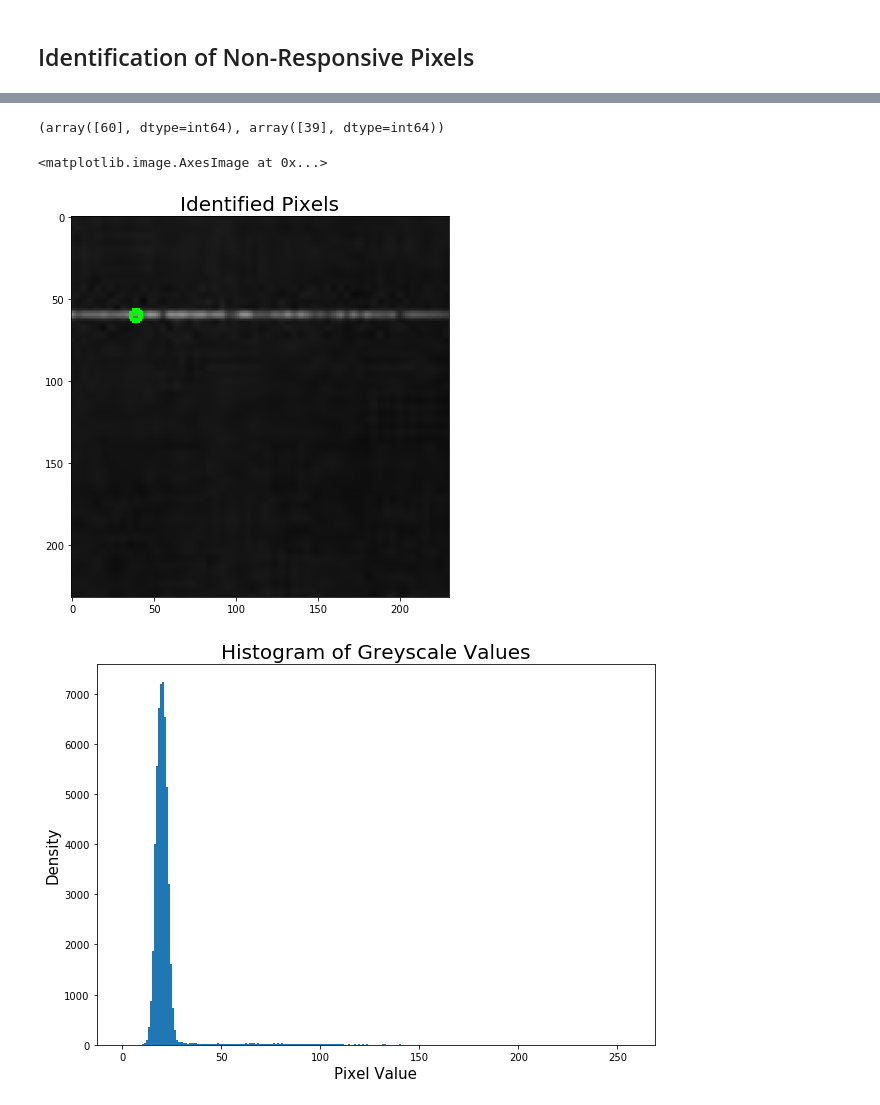
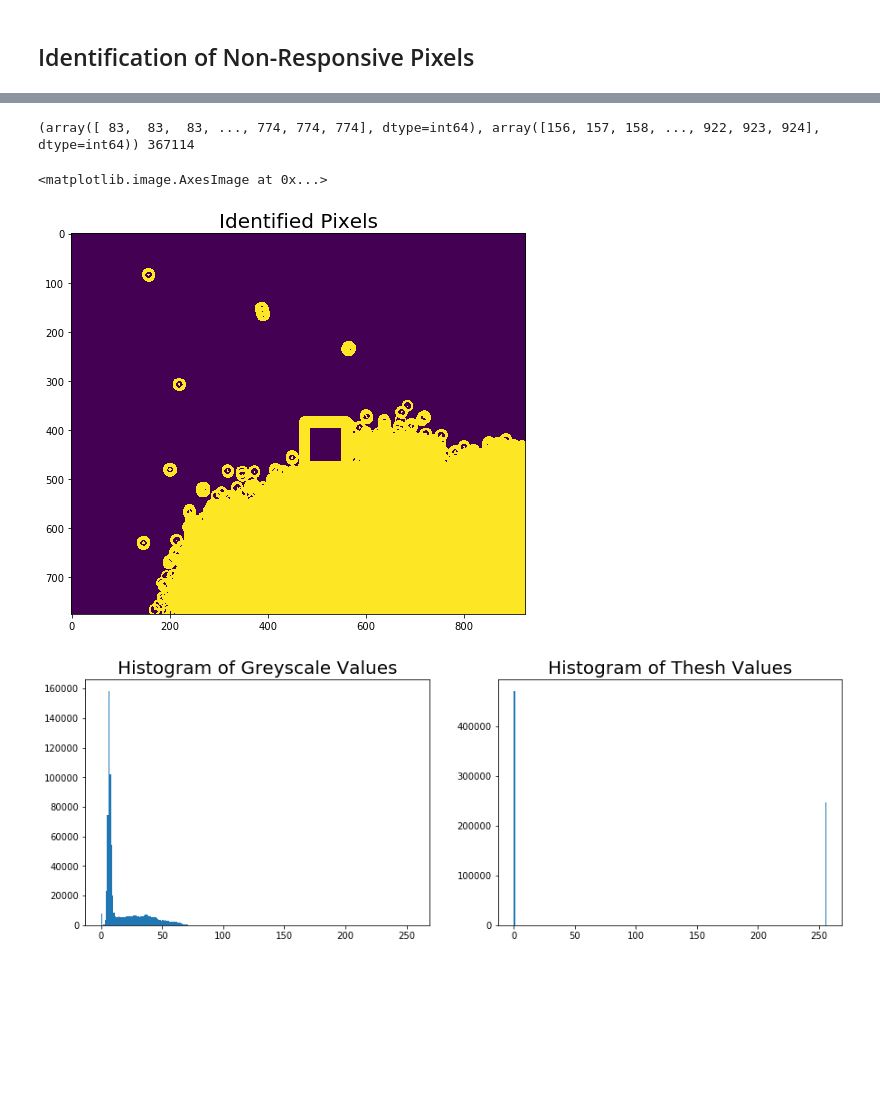
Before and after one commit to acox101010/Image_Analysis_tools, a Jupyter notebook: Non-ResponsivePixels.ipynb, the cells around one changed output, grey strips where cells are left out. Cells and saved outputs as stored; diff of their text form; code cells hidden in the pictures; blank space fills up the shorter version.

Commit message:
Add files via upload
updated with Otsus thresholding

```diff
--- a/Non-ResponsivePixels.ipynb
+++ b/Non-ResponsivePixels.ipynb
@@ -30,0 +31,5 @@ plt.show()
+# %%
+cr_roi = img_blr[0:775, 375:1300]
+f, ax = plt.subplots(1,1,figsize=(10,7))
+plt.title('Cropped Image', fontdict=None, loc='center', pad=None, fontsize = 20)
+plt.imshow(cr_roi) #plot last image with all points
@@ -30,0 +48,6 @@ plt.show()
+# %%
+#Set determined crosshair area to 0
+cr_roi[385:475,475:560] = 0
+f, ax = plt.subplots(1,1,figsize=(10,7))
+plt.title('Cropped Image', fontdict=None, loc='center', pad=None, fontsize = 20)
+plt.imshow(cr_roi) #plot last image with all points
@@ -35,0 +62,5 @@ Greatest pixel value: 146 Least pixel value: 9
+# %%
+ret,imgO = cv2.threshold(cr_roi,0,255,cv2.THRESH_BINARY+cv2.THRESH_OTSU)
+f, ax = plt.subplots(1,1,figsize=(10,7))
+plt.title('Otsu Thresh Image', fontdict=None, loc='center', pad=None, fontsize = 20)
+plt.imshow(imgf) #plot last image with all points
@@ -36,27 +70,34 @@ Greatest pixel value: 146 Least pixel value: 9
 # %%
 #Select the whether min or max for dead pixels depending on the thermal target
-thresh = np.ndarray.max(img_gry)
-locat = np.where(img_gry >= thresh)
-print(locat)
+thresh = np.ndarray.max(imgO)
+locat = np.where(imgO >= thresh)
+
+print(locat, np.count_nonzero(locat))
 # %% [output]
-(array([60], dtype=int64), array([39], dtype=int64))
+(array([ 83,  83,  83, ..., 774, 774, 774], dtype=int64), array([156, 157, 158, ..., 922, 923, 924], dtype=int64)) 367114
 # %%
 #Locates NR pixel on image
-rad = 3
+rad = 10
 for pt in zip(*locat[::-1]):
-    cv2.circle(img, pt, rad, (0,255,0),2)
+    cv2.circle(imgO, pt, rad, (255,255,255),2)
 f, ax = plt.subplots(1,1,figsize=(10,7))
 plt.title('Identified Pixels', fontdict=None, loc='center', pad=None, fontsize = 20)
-plt.imshow(img) #plot last image with all points
+plt.imshow(imgO) #plot last image with all points
 # %% [output]
 <matplotlib.image.AxesImage at 0x...>
-[figure, old version]
+[figure, new version]
 # %%
-f, ax = plt.subplots(1,1,figsize=(10,7))
-plt.title('Histogram of Greyscale Values', fontdict=None, loc='center', pad=None, fontsize=20)
-ax.set_xlabel('Pixel Value', fontsize=15)
-ax.set_ylabel('Density', fontsize=15)
-plt.hist(img_gry.ravel(),256,[0,256])
+f, ax = plt.subplots(2,2,figsize=(15,5))
+plt.subplot(121),plt.hist(cr_roi.ravel(),256,[0,256]),plt.title('Histogram of Greyscale Values',
+                                                               fontdict=None,
+                                                               loc='center',
+                                                               pad=None,
+                                                               fontsize=20)
+plt.subplot(122),plt.hist(imgO.ravel(),256,[0,256]),plt.title('Histogram of Thesh Values',
+                                                               fontdict=None,
+                                                               loc='center',
+                                                               pad=None,
+                                                               fontsize=20)
 plt.show()
 # %% [output]
-[figure, old version]
+[figure, new version]
```
Also changed, not shown: parts of 9 cells of this notebook, 1 other file.
